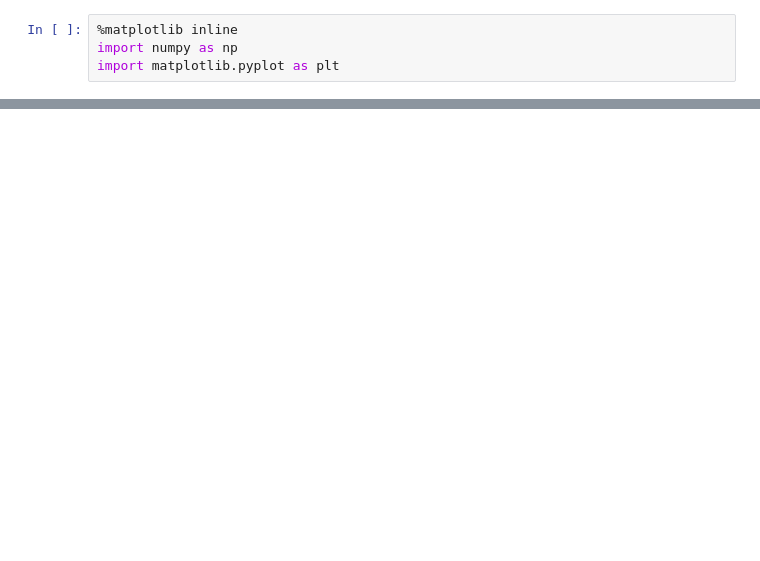
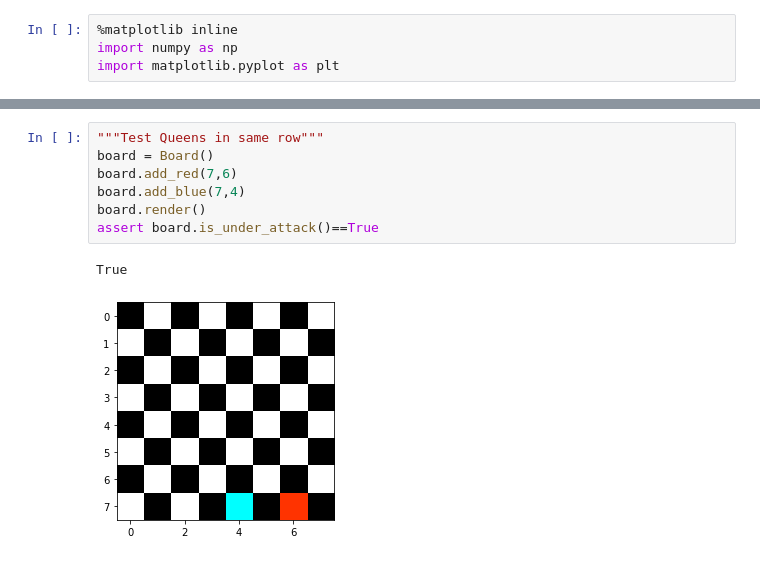
Before and after one commit to kimmyd70/chess_board, a Jupyter notebook: chess_board.ipynb, the cells around one changed output, grey strips where cells are left out. Saved outputs shown, nothing was run; the diff lists cells and outputs as text; blank space fills up the shorter version.

```diff
--- a/chess_board.ipynb
+++ b/chess_board.ipynb
@@ -59,0 +91,10 @@ board.render()
+# %%
+"""Test Queens in same row"""
+board = Board()
+board.add_red(7,6)
+board.add_blue(7,4)
+board.render()
+assert board.is_under_attack()==True
+# %% [output]
+True
+[figure, added]
```
Also changed, not shown: parts of 11 cells of this notebook.
